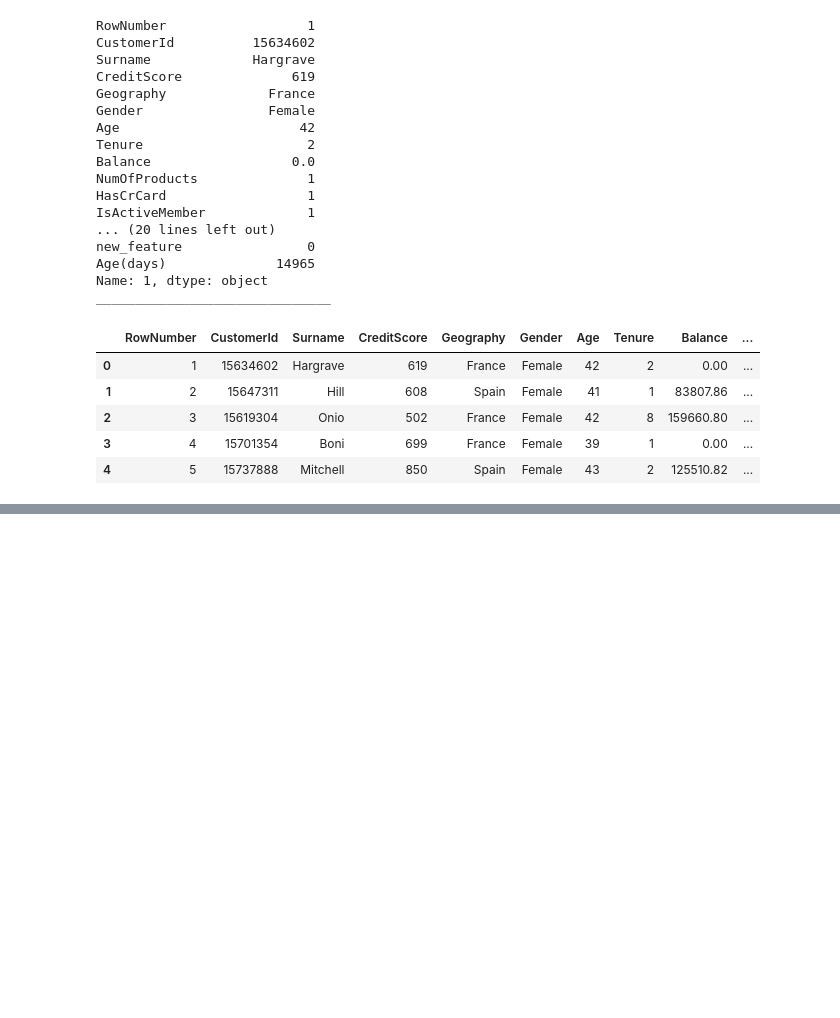
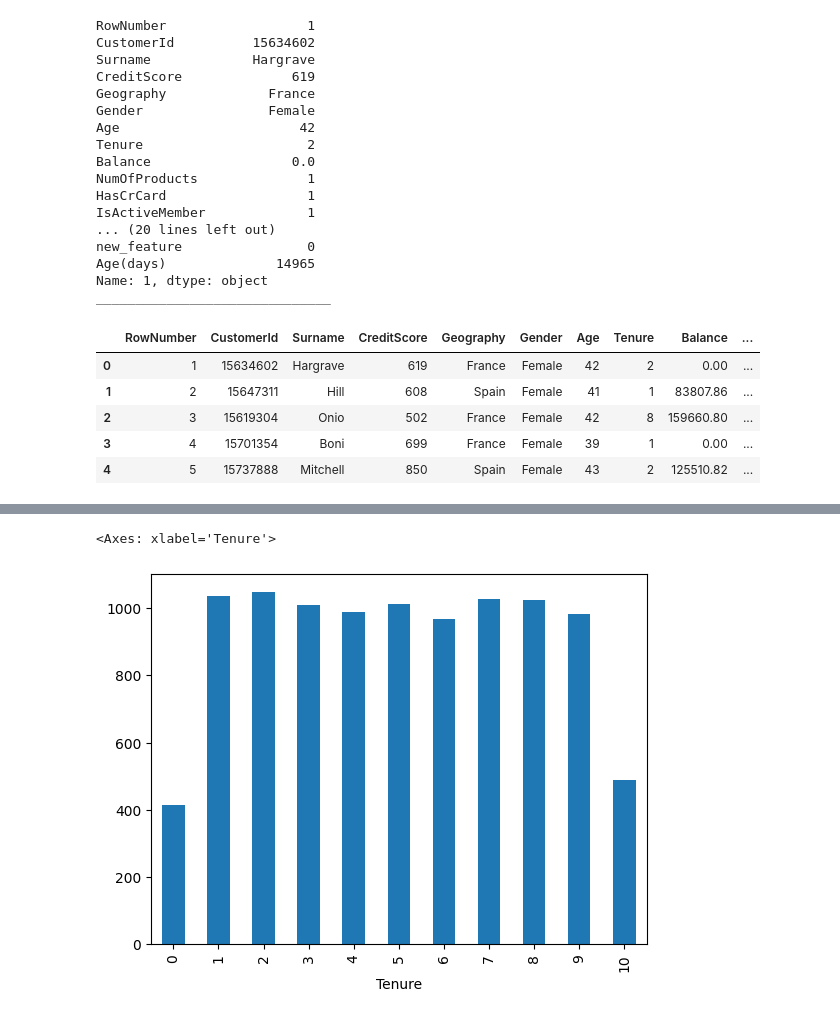
Before and after one commit to IgorHolin/Python_for_analyst, a Jupyter notebook: Lec_3.ipynb, the cells around one changed output, grey strips where cells are left out. Cells and saved outputs as stored; diff of their text form; code cells hidden in the pictures; blank space fills up the shorter version.

```diff
--- a/Lec_3.ipynb
+++ b/Lec_3.ipynb
@@ -77,0 +395,4 @@ df.head()
+# %%
+data = df.groupby('Tenure').count()['Balance']
+data.name = 'num_clients'
+data
@@ -77,0 +413,5 @@ df.head()
+# %%
+data.plot.bar(x='Tenure')
+# %% [output]
+<Axes: xlabel='Tenure'>
+[figure, added]
```
Also changed, not shown: parts of 35 cells of this notebook.
